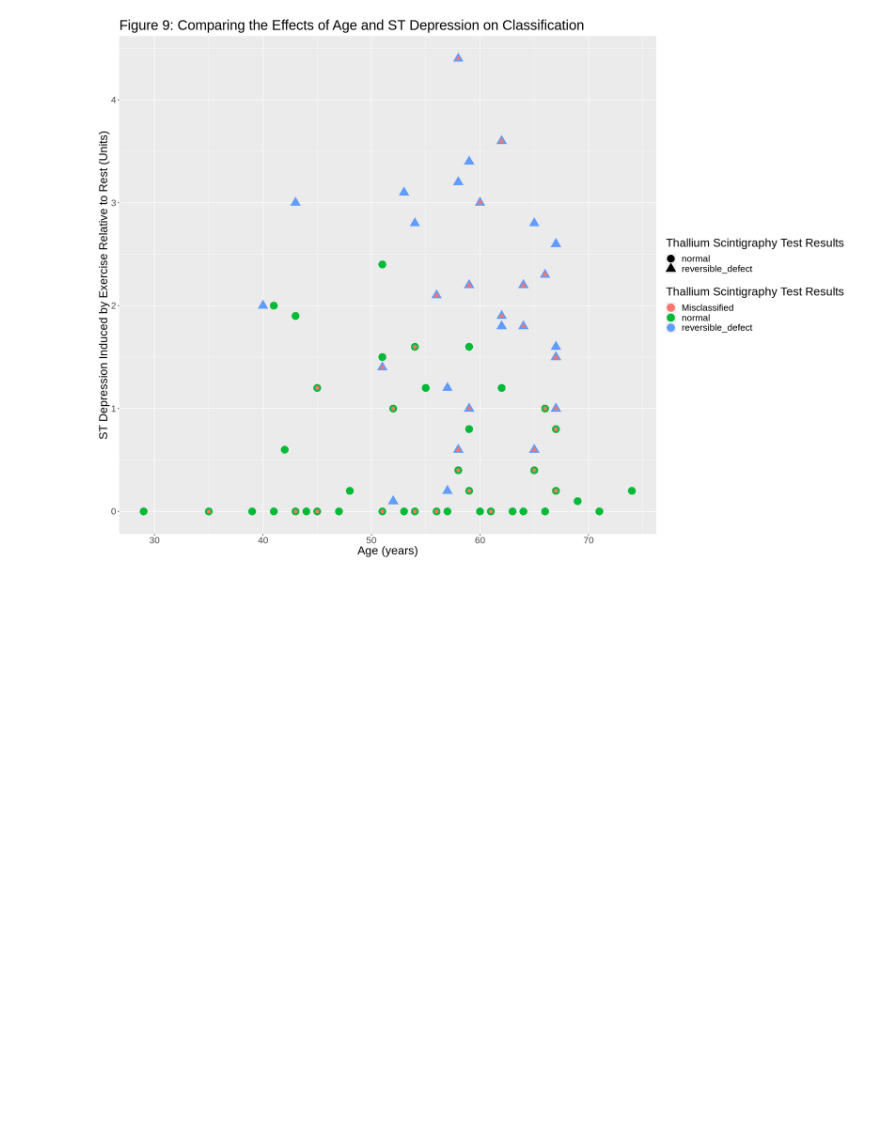
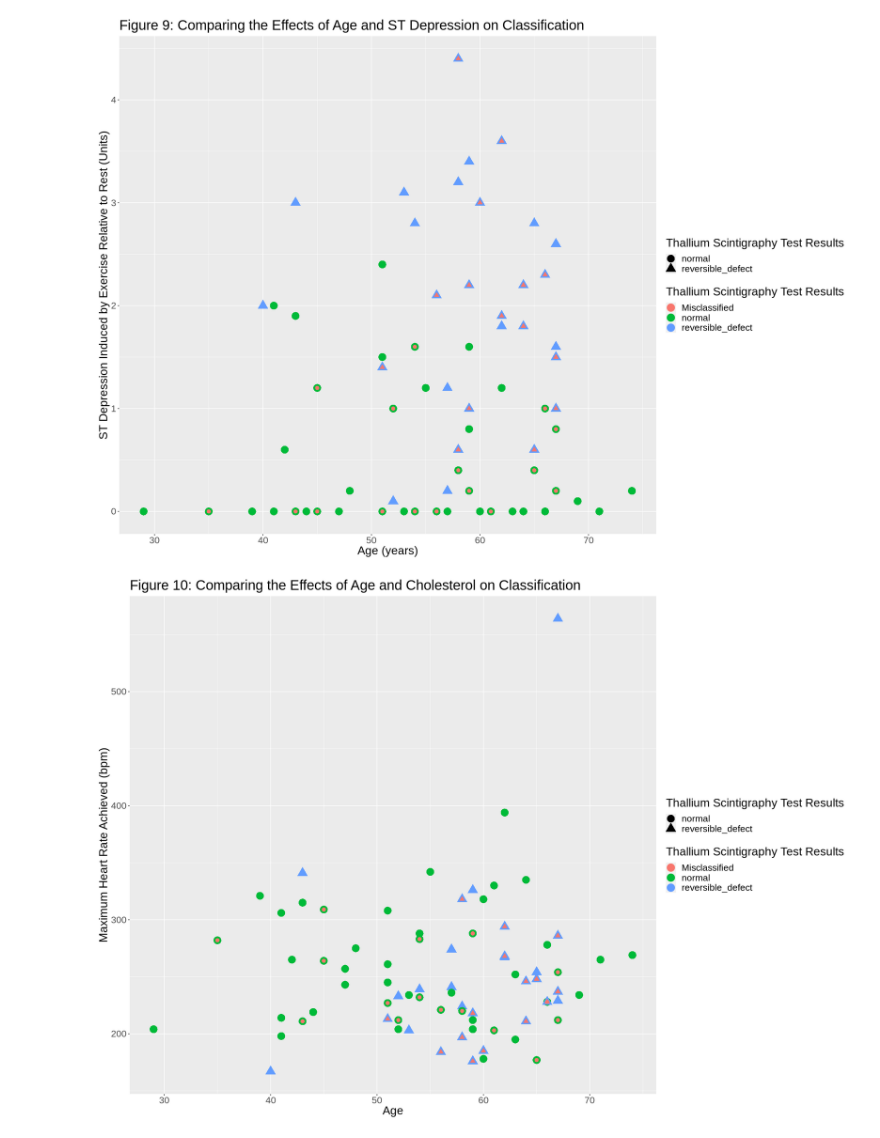
Before and after one commit to alanwake83/DSCI_group30_project, a Jupyter notebook: project_report.ipynb, the cells around one changed output. Drawn from its saved outputs; the diff is of its cells as text; code cells hidden in the pictures; blank space fills up the shorter version.

```diff
--- a/project_report.ipynb
+++ b/project_report.ipynb
@@ -414,3 +414,14 @@ misclass_plot_3_pred <- ggplot(cleveland_predictions, aes(x = age, y = oldpeak,
 misclass_plot_3_pred
 # %% [output]
 [figure]
+# %%
+misclass_plot_2_pred <- ggplot(cleveland_predictions, aes(x = age, y = chol, color = .pred_class, shape = .pred_class)) +
+                geom_point(size = 6) +
+                geom_point(data = cleveland_misclass, aes(x = age, y = chol, color = 'Misclassified'), size = 3) +
+                labs(x = "Age", y = "Maximum Heart Rate Achieved (bpm)",
+                     title = "Figure 10: Comparing the Effects of Age and Cholesterol on Classification",
+                     color = "Thallium Scintigraphy Test Results", shape = "Thallium Scintigraphy Test Results") +
+                theme(text = element_text(size = 20))
+misclass_plot_2_pred
+# %% [output]
+[figure, added]
```
Also changed, not shown: parts of 2 cells of this notebook.
